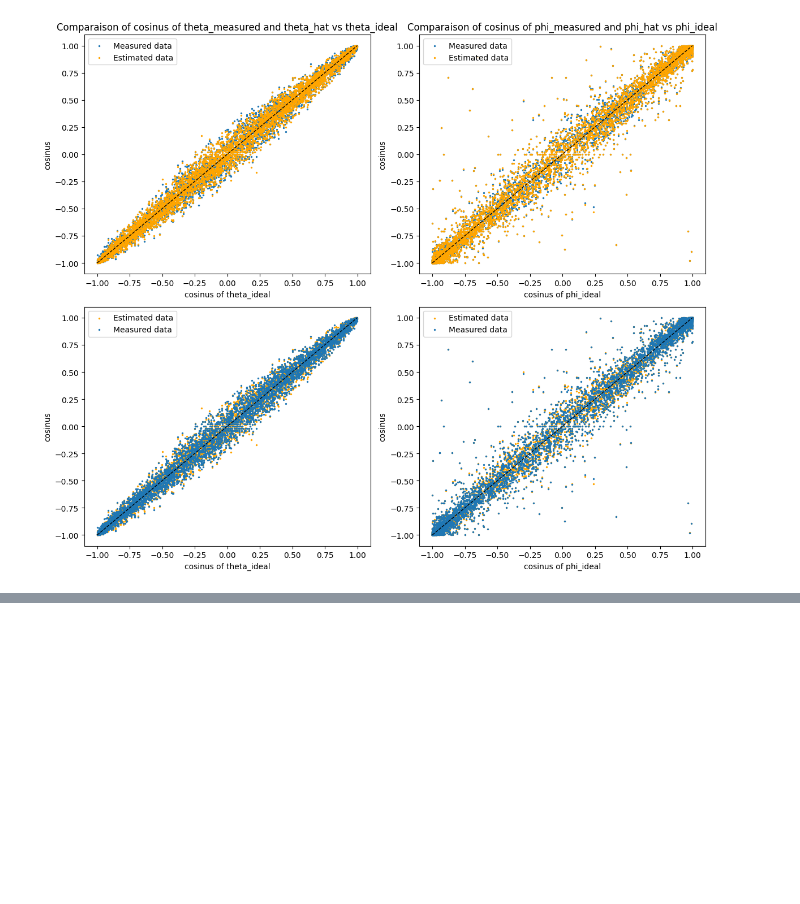
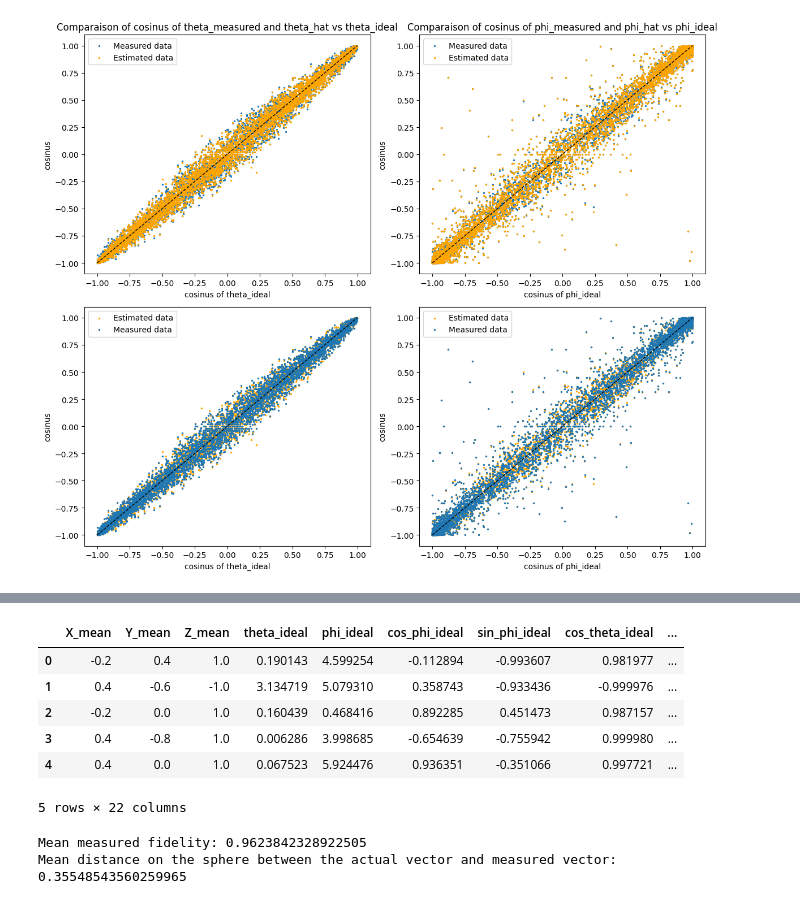
Before and after one commit to TonyPansera/Quantum-state-tomography, a Jupyter notebook: models/MLE/maximum_likelihood_estimation.ipynb, the cells around one changed output, grey strips where cells are left out. Cells and saved outputs as stored; diff of their text form; code cells hidden in the pictures; blank space fills up the shorter version.

```diff
--- a/models/MLE/maximum_likelihood_estimation.ipynb
+++ b/models/MLE/maximum_likelihood_estimation.ipynb
@@ -82,7 +84,12 @@ df.head()
 def angles_from_bloch(nx, ny, nz):
     """
     Given Bloch vector (nx, ny, nz) on the sphere, return (theta, phi).
+    ! Normalization !
     """
+    nx = nx.copy()
+    ny = ny.copy()
+    nz = nz.copy()
+
     # First we normalize (just in case)
     norm = np.sqrt(nx ** 2 + ny ** 2 + nz ** 2)
     nx /= norm
@@ -637,0 +630,35 @@ Now we will look into mixed states and see if applying MLE can help reconstruct
+# %%
+# Adding some more information in our dataset
+# Those are our initial estimation of the qubit, theta0 and phi0
+df_unb["theta_measured"], df_unb["phi_measured"] = angles_from_bloch(df_unb["X_mean"], df_unb["Y_mean"], df_unb["Z_mean"])
+
+# Compute the angle error of theta
+df_unb["theta_mes_error"] = df_unb["theta_measured"] - df_unb["theta_ideal"]
+
+# Compute the angle error of phi (we must use this formula to ensure the right error as 2pi and 0 are the same)
+phi_mes_diff = (df_unb["phi_measured"] - df_unb["phi_ideal"] + np.pi) % (2.0 * np.pi) - np.pi
+df_unb["phi_mes_error"] = phi_mes_diff
+
+df_unb.head()
+# %% [output]
+|  | X_mean | Y_mean | Z_mean | theta_ideal | phi_ideal | cos_phi_ideal | sin_phi_ideal | cos_theta_ideal | ... |
+| 0 | -0.2 | 0.4 | 1.0 | 0.190143 | 4.599254 | -0.112894 | -0.993607 | 0.981977 | ... |
+| 1 | 0.4 | -0.6 | -1.0 | 3.134719 | 5.079310 | 0.358743 | -0.933436 | -0.999976 | ... |
+| 2 | -0.2 | 0.0 | 1.0 | 0.160439 | 0.468416 | 0.892285 | 0.451473 | 0.987157 | ... |
+| 3 | 0.4 | -0.8 | 1.0 | 0.006286 | 3.998685 | -0.654639 | -0.755942 | 0.999980 | ... |
+| 4 | 0.4 | 0.0 | 1.0 | 0.067523 | 5.924476 | 0.936351 | -0.351066 | 0.997721 | ... |
+5 rows × 22 columns
+# %%
+nx_true_unb, ny_true_unb, nz_true_unb = bloch_from_angles(df_unb["theta_ideal"], df_unb["phi_ideal"])
+nx_mes_unb, ny_mes_unb, nz_mes_unb = bloch_from_angles(df_unb["theta_measured"], df_unb["phi_measured"])
+
+# Computing fidelity according to the formula
+dot_prod_mes_unb = nx_true_unb * nx_mes_unb + ny_true_unb * ny_mes_unb + nz_true_unb * nz_mes_unb
+df_unb["fidelity_mes"] = (np.abs(dot_prod_mes_unb) + 1.0) / 2.0
+d_mes_unb = np.arccos(dot_prod_mes_unb).mean()
+
+print("Mean measured fidelity:", np.mean(df_unb["fidelity_mes"]))
+print("Mean distance on the sphere between the actual vector and measured vector: ", d_mes_unb, "\n")
+# %% [output]
+Mean measured fidelity: 0.9623842328922505
+Mean distance on the sphere between the actual vector and measured vector:  0.35548543560259965
```
Also changed, not shown: parts of 32 cells of this notebook, 3 other files.
